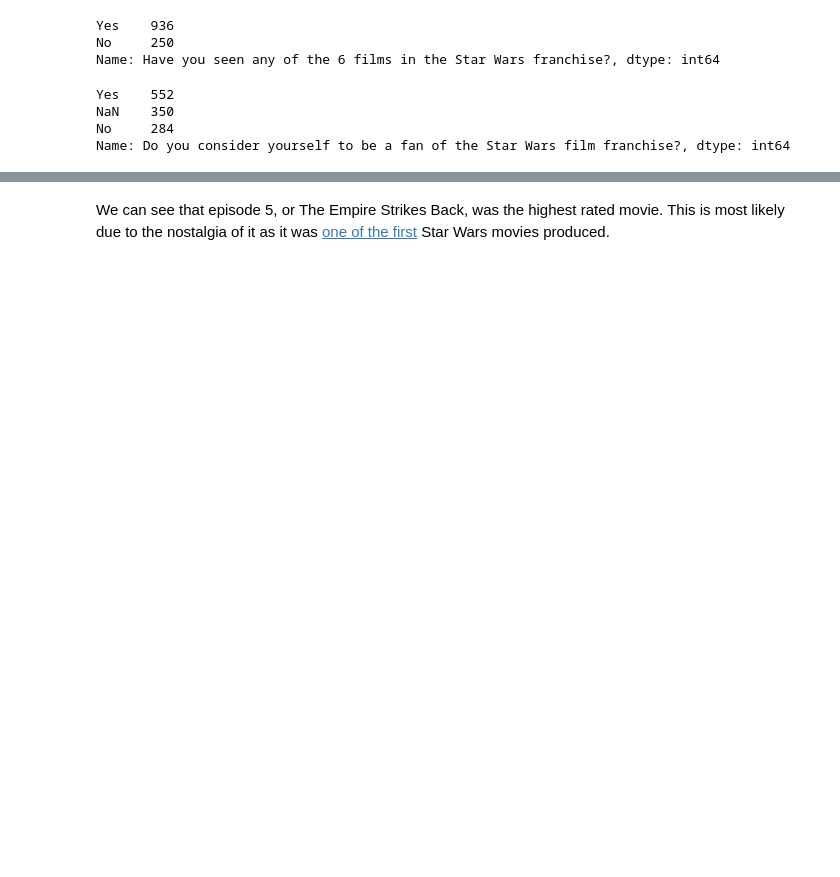
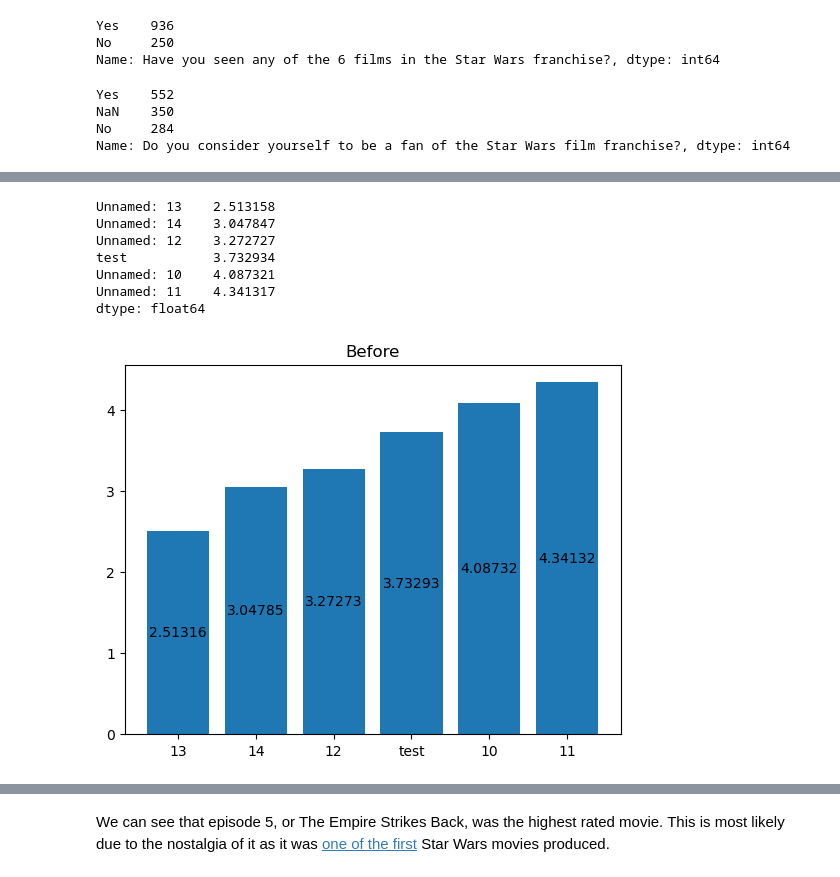
Before and after one commit to Witiko-5/Data-Science-Projects, a Jupyter notebook: Guided Projects/Star Wars GP.ipynb, the cells around one changed output, grey strips where cells are left out. Drawn from its saved outputs; the diff is of its cells as text; code cells hidden in the pictures; blank space fills up the shorter version.

```diff
--- a/Guided Projects/Star Wars GP.ipynb
+++ b/Guided Projects/Star Wars GP.ipynb
@@ -154 +172,19 @@ star_wars.head()
+# %%
+before = star_wars[star_wars.columns[9:15]].mean().sort_values()
+before
+
+p40 = plt.bar(range(6), before)
+plt.bar_label(p40, label_type='center')
+plt.xticks(range(6), labels=[13,14,12,'test',10,11])
+plt.title('Before')
+before
+# %% [output]
+Unnamed: 13    2.513158
+Unnamed: 14    3.047847
+Unnamed: 12    3.272727
+test           3.732934
+Unnamed: 10    4.087321
+Unnamed: 11    4.341317
+dtype: float64
+[figure, added]
 # %% [markdown]
```
Also changed, not shown: parts of 25 cells of this notebook.
